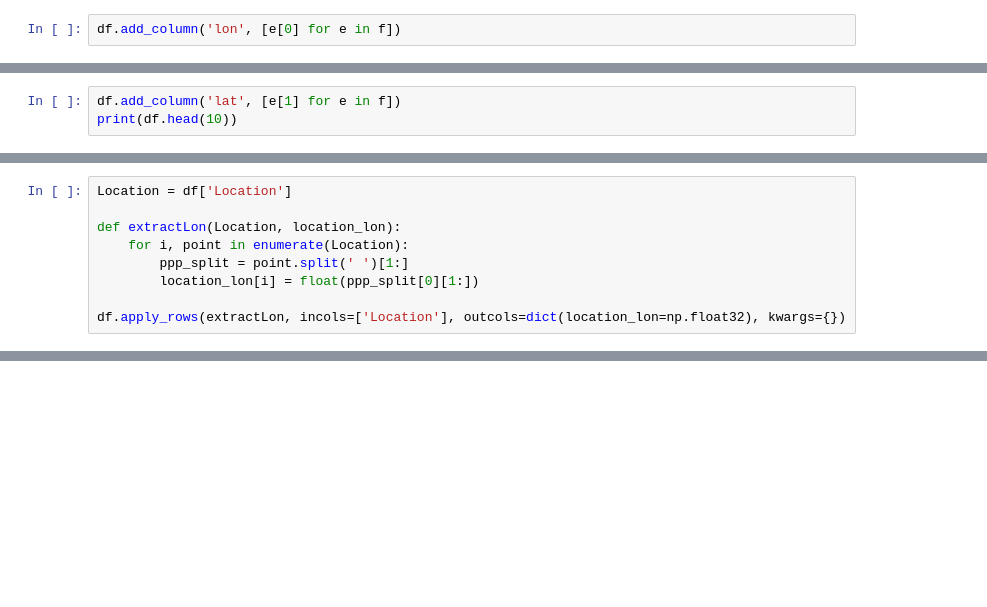
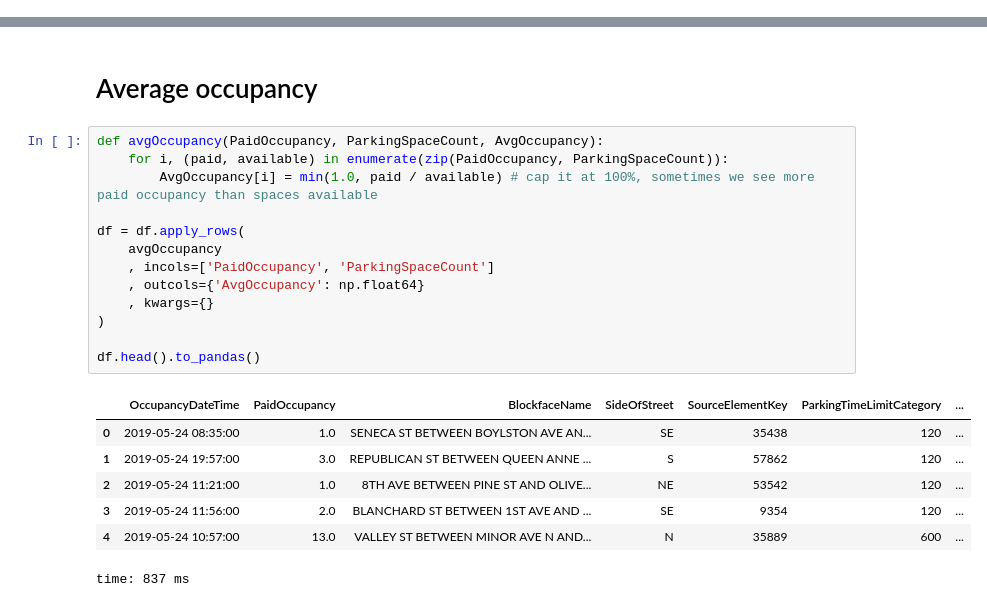
Before and after one commit to drabastomek/rapids-notebooks, a Jupyter notebook: codes/rapids_seattleParking.ipynb, the cells around one changed output, grey strips where cells are left out. Saved outputs shown, nothing was run; the diff lists cells and outputs as text; blank space fills up the shorter version.

```diff
--- a/codes/rapids_seattleParking.ipynb
+++ b/codes/rapids_seattleParking.ipynb
@@ -385,2 +176,0 @@ f = gpu_location.extract_record('([0-9\.\-]+) ([0-9\.]+)')
-# %%
-df.add_column('lon', [e[0] for e in f])
@@ -389,3 +176,0 @@ TypeError: Could not convert object to sequence
-# %%
-df.add_column('lat', [e[1] for e in f])
-print(df.head(10))
@@ -396,9 +176,0 @@ print(gpu_location.gather([1,2,3,4,5]))
-# %%
-Location = df['Location']
-
-def extractLon(Location, location_lon):
-    for i, point in enumerate(Location):
-        ppp_split = point.split(' ')[1:]
-        location_lon[i] = float(ppp_split[0][1:])
-
-df.apply_rows(extractLon, incols=['Location'], outcols=dict(location_lon=np.float32), kwargs={})
@@ -461,0 +225,23 @@ print(gpu_lines)
+# %% [markdown]
+# Average occupancy
+# %%
+def avgOccupancy(PaidOccupancy, ParkingSpaceCount, AvgOccupancy):
+    for i, (paid, available) in enumerate(zip(PaidOccupancy, ParkingSpaceCount)):
+        AvgOccupancy[i] = min(1.0, paid / available) # cap it at 100%, sometimes we see more paid occupancy than spaces available
+
+df = df.apply_rows(
+    avgOccupancy
+    , incols=['PaidOccupancy', 'ParkingSpaceCount']
+    , outcols={'AvgOccupancy': np.float64}
+    , kwargs={}
+)
+
+df.head().to_pandas()
+# %% [output]
+|  | OccupancyDateTime | PaidOccupancy | BlockfaceName | SideOfStreet | SourceElementKey | ParkingTimeLimitCategory | ... |
+| 0 | 2019-05-24 08:35:00 | 1.0 | SENECA ST BETWEEN BOYLSTON AVE AN... | SE | 35438 | 120 | ... |
+| 1 | 2019-05-24 19:57:00 | 3.0 | REPUBLICAN ST BETWEEN QUEEN ANNE ... | S | 57862 | 120 | ... |
+| 2 | 2019-05-24 11:21:00 | 1.0 | 8TH AVE BETWEEN PINE ST AND OLIVE... | NE | 53542 | 120 | ... |
+| 3 | 2019-05-24 11:56:00 | 2.0 | BLANCHARD ST BETWEEN 1ST AVE AND ... | SE | 9354 | 120 | ... |
+| 4 | 2019-05-24 10:57:00 | 13.0 | VALLEY ST BETWEEN MINOR AVE N AND... | N | 35889 | 600 | ... |
+time: 837 ms
```
Also changed, not shown: parts of 54 cells of this notebook.
